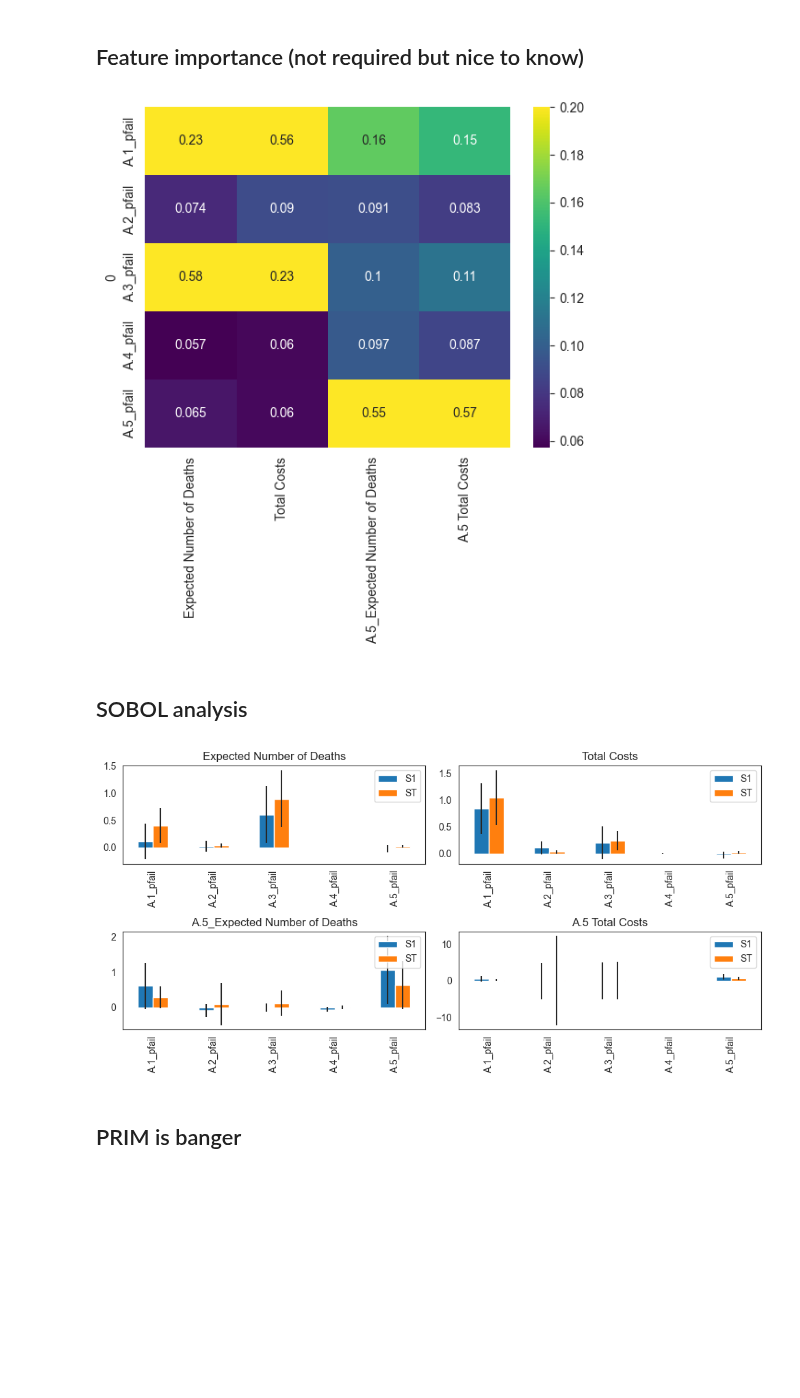
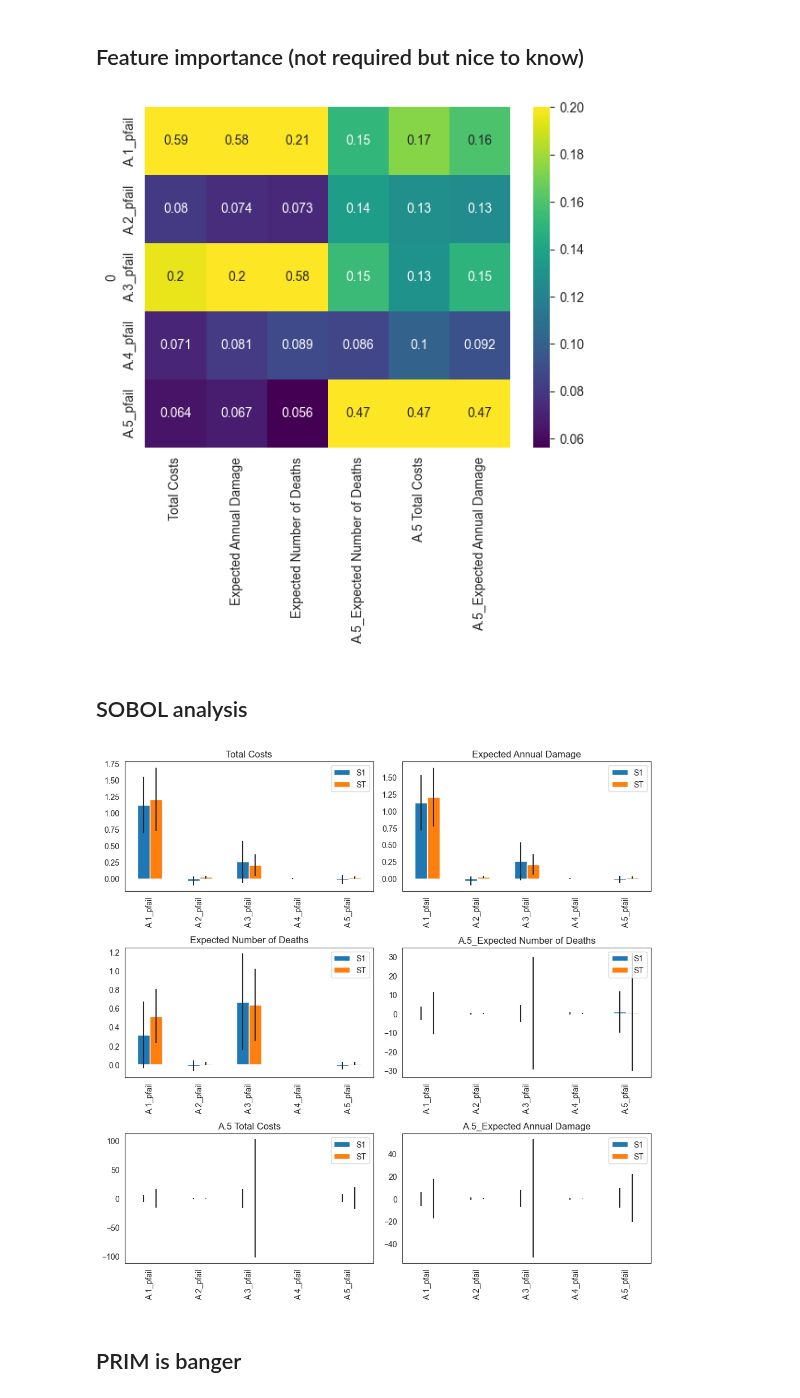
Before and after one commit to roesel1/EPA141A---MD, a Jupyter notebook: final assignment/Open_Exploration_Scen.ipynb, the cells around one changed output. Cells and saved outputs as stored; diff of their text form; code cells hidden in the pictures; blank space fills up the shorter version.

Commit message:
Added damages per dike and total

```diff
--- a/final assignment/Open_Exploration_Scen.ipynb
+++ b/final assignment/Open_Exploration_Scen.ipynb
@@ -49,7 +49,7 @@ for key in dike_model.levers:
 
 policy0 = Policy("Policy 0", **pol0)
 # %%
-with MultiprocessingEvaluator(dike_model) as evaluator:
+with SequentialEvaluator(dike_model) as evaluator:
     results = evaluator.perform_experiments(scenarios=100,policies=policy0,uncertainty_sampling=Samplers.LHS)
 
 experiments, outcomes = results
@@ -166,14 +182,16 @@ df["Total Costs"] = df["A.1 Total Costs"] + df["A.2 Total Costs"] + df["A.3 Tota
     "A.5 Total Costs"]
 df["Expected Number of Deaths"] = df["A.1_Expected Number of Deaths"] + df["A.2_Expected Number of Deaths"] + df[
     "A.3_Expected Number of Deaths"] + df["A.4_Expected Number of Deaths"] + df["A.5_Expected Number of Deaths"]
+
+df["Expected Annual Damage"] = df["A.1_Expected Annual Damage"] + df["A.2_Expected Annual Damage"] + df["A.3_Expected Annual Damage"] + df["A.4_Expected Annual Damage"] + df["A.5_Expected Annual Damage"]
 # %%
 outcomes["Total Costs"] = df["Total Costs"]
 outcomes["Expected Number of Deaths"] = df["Expected Number of Deaths"]
+outcomes["Expected Annual Damage"] = df["Expected Annual Damage"]
 # %% [markdown]
 ## Feature importance (not required but nice to know)
 # %%
-df_feature_importance_out = df[
-    ["Expected Number of Deaths","Total Costs","A.5_Expected Number of Deaths", "A.5 Total Costs"]]
+df_feature_importance_out = df[["Total Costs","Expected Annual Damage", "Expected Number of Deaths","A.5_Expected Number of Deaths", "A.5 Total Costs","A.5_Expected Annual Damage"]]
 
 x = experiments_unc
 y = df_feature_importance_out
@@ -182,33 +200,33 @@ fs = feature_scoring.get_feature_scores_all(x, y)
 sns.heatmap(fs, cmap="viridis", annot=True, vmax=0.2)
 plt.show()
 # %% [output]
-[figure, old version]
+[figure, new version]
 # %% [markdown]
 ## SOBOL analysis
 # %%
 problem = get_SALib_problem(dike_model_1.uncertainties)
 # %%
 sns.set_style('white')
-fig, ax = plt.subplots(2,2,figsize=(10,5))
+fig, ax = plt.subplots(3,2,figsize=(10,10))
 ax = ax.flatten()
 
 for index,kpi in enumerate(df_feature_importance_out.columns):
     Si = sobol.analyze(problem,np.array(outcomes[kpi]), calc_second_order=True, print_to_console=False)
     Si_filter = {k:Si[k] for k in ['ST','ST_conf','S1','S1_conf']}
     Si_df = pd.DataFrame(Si_filter, index=problem['names'])
 
 
 
     indices = Si_df[['S1','ST']]
     err = Si_df[['S1_conf','ST_conf']]
     ax[index].title.set_text(kpi)
     indices.plot.bar(yerr=err.values.T,ax=ax[index])
     # fig.set_size_inches(8,6)
     # fig.subplots_adjust(bottom=0.3)
 plt.tight_layout()
 plt.show()
 # %% [output]
-[figure, old version]
+[figure, new version]
 # %% [markdown]
 ## PRIM is banger
 # %%
```
Also changed, not shown: parts of 16 cells of this notebook, 3 other files.
